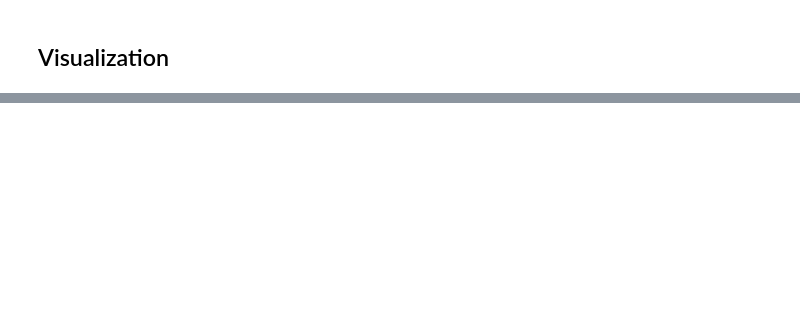
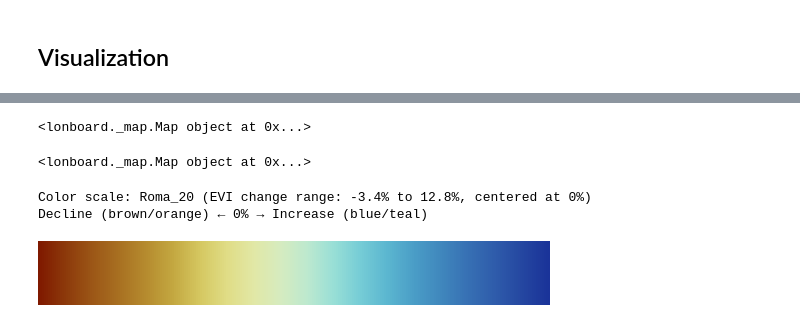
Before and after one commit to kentstephen/landsat_diff_h3, a Jupyter notebook: landsat_vegetation_change_h3.ipynb, the cells around one changed output, grey strips where cells are left out. Cells and saved outputs as stored; diff of their text form; code cells hidden in the pictures; blank space fills up the shorter version.

```diff
--- a/landsat_vegetation_change_h3.ipynb
+++ b/landsat_vegetation_change_h3.ipynb
@@ -620,8 +944,35 @@ widgets.HBox([early_map, recent_map])
+# %%
+# Percent change map (Roma diverging colormap)
+# Adjust these as needed
+CHANGE_OPACITY = 0.3
+CHANGE_COVERAGE = 0.95
+
+change_norm = TwoSlopeNorm(
+    vmin=df['pct_change_evi'].quantile(0.05),
+    vcenter=0,
+    vmax=df['pct_change_evi'].quantile(0.95)
+)
+change_colors = apply_continuous_cmap(change_norm(df['pct_change_evi']), Roma_20, alpha=1)
+
+change_layer = H3HexagonLayer.from_pandas(
+    df, get_hexagon=df["hex"],
+    get_fill_color=change_colors,
+    extruded=False,
+    high_precision=True,
+    auto_highlight=False,
+    opacity=CHANGE_OPACITY,
+    coverage=CHANGE_COVERAGE,
+)
+
+change_map = Map(layers=make_layers(change_layer), view_state=initial_view)
+change_map
+# %% [output]
+<lonboard._map.Map object at 0x...>
 # %%
 # Percent change map (Roma diverging colormap)
 # Adjust these as needed
 CHANGE_OPACITY = 0.6
-CHANGE_COVERAGE = 0.05
+CHANGE_COVERAGE = 0.9
 
 change_norm = TwoSlopeNorm(
     vmin=df['pct_change_evi'].quantile(0.05),
@@ -631,9 +982,17 @@ change_norm = TwoSlopeNorm(
 change_colors = apply_continuous_cmap(change_norm(df['pct_change_evi']), Roma_20, alpha=1)
 
 change_layer = H3HexagonLayer.from_pandas(
-    df, get_hexagon=df["hex"], get_fill_color=change_colors,
-    high_precision=True, auto_highlight=True, opacity=CHANGE_OPACITY, coverage=CHANGE_COVERAGE,
+    df,
+    get_hexagon=df["hex"],
+    get_fill_color=change_colors,
+    extruded=False,
+    high_precision=True,
+    auto_highlight=False,
+    opacity=CHANGE_OPACITY,
+    coverage=CHANGE_COVERAGE,
 )
 
 change_map = Map(layers=make_layers(change_layer), view_state=initial_view)
 change_map
+# %% [output]
+<lonboard._map.Map object at 0x...>
@@ -646,3 +999,14 @@ recent_layer.coverage = 0.95
+# %%
+# Display the Roma diverging colormap used for the change map
+change_vmin = df['pct_change_evi'].quantile(0.05)
+change_vmax = df['pct_change_evi'].quantile(0.95)
+print(f"Color scale: Roma_20 (EVI change range: {change_vmin:.1f}% to {change_vmax:.1f}%, centered at 0%)")
+print("Decline (brown/orange) ← 0% → Increase (blue/teal)")
+Roma_20.mpl_colormap
+# %% [output]
+Color scale: Roma_20 (EVI change range: -3.4% to 12.8%, centered at 0%)
+Decline (brown/orange) ← 0% → Increase (blue/teal)
+[figure, added]
 # %%
 # Adjust opacity/coverage on change map (mutates in place)
 change_layer.opacity = 0.7
```
Also changed, not shown: parts of 23 cells of this notebook, 1 other file.
